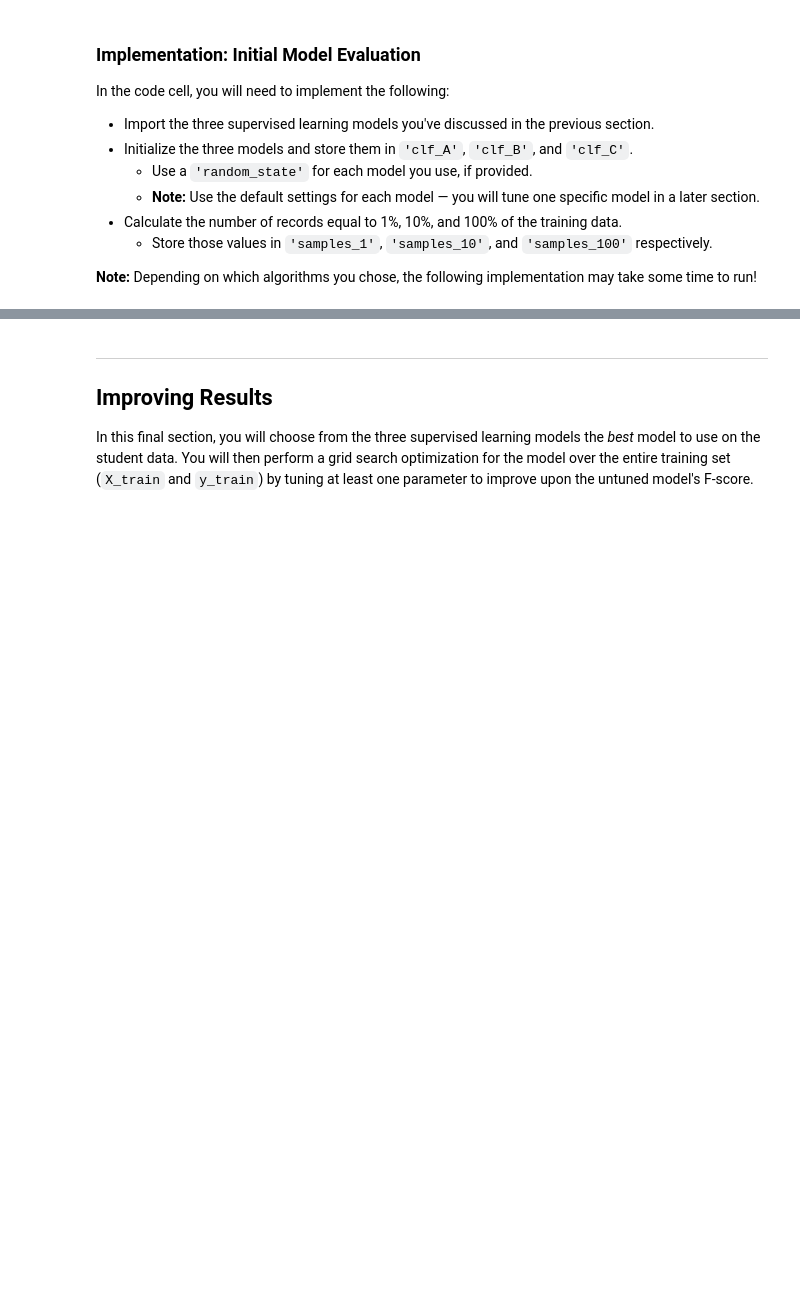
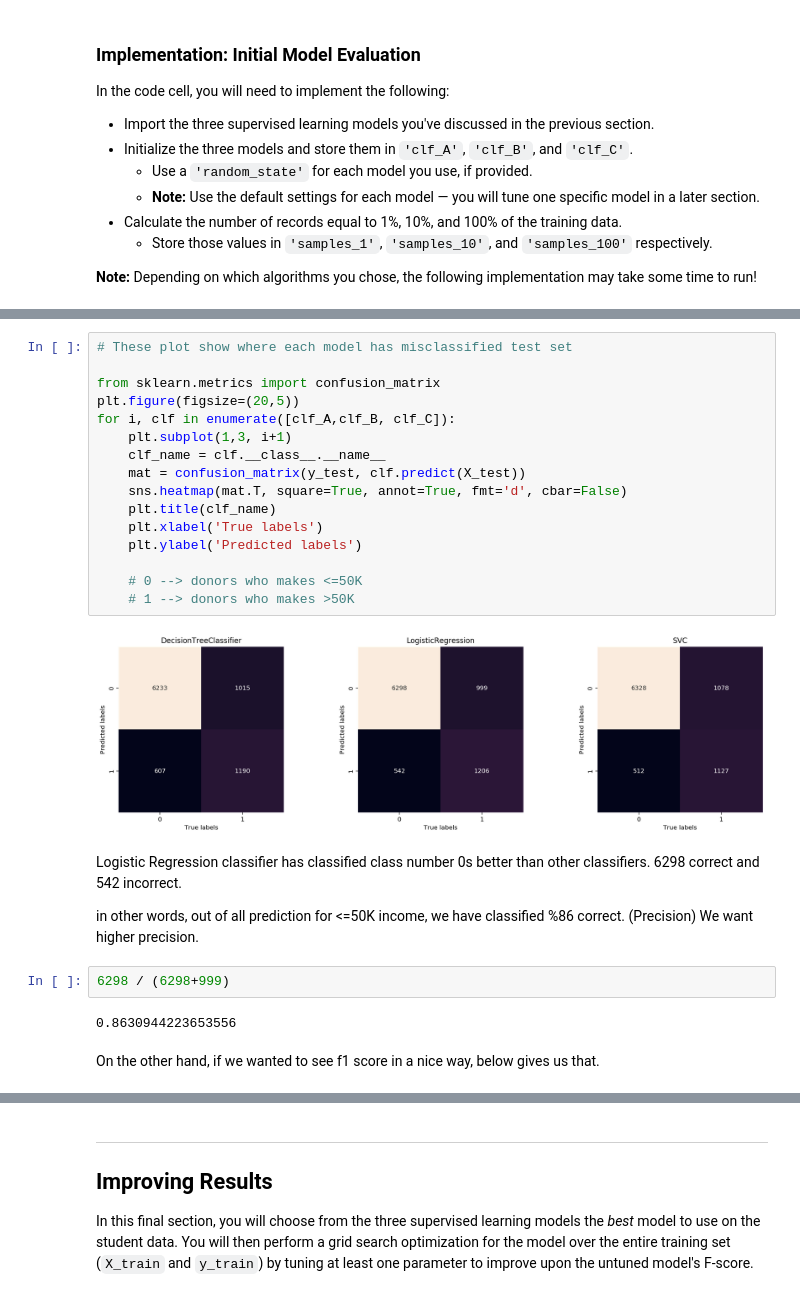
Before and after one commit to numanyilmaz/finding_donors, a Jupyter notebook: finding_donors.ipynb, the cells around one changed output, grey strips where cells are left out. Drawn from its saved outputs; the diff is of its cells as text; blank space fills up the shorter version.

```diff
--- a/finding_donors.ipynb
+++ b/finding_donors.ipynb
@@ -542 +540,30 @@ Classifier name: SGDClassifier
+# %%
+# These plot show where each model has misclassified test set
+
+from sklearn.metrics import confusion_matrix
+plt.figure(figsize=(20,5))
+for i, clf in enumerate([clf_A,clf_B, clf_C]):
+    plt.subplot(1,3, i+1)
+    clf_name = clf.__class__.__name__
+    mat = confusion_matrix(y_test, clf.predict(X_test))
+    sns.heatmap(mat.T, square=True, annot=True, fmt='d', cbar=False)
+    plt.title(clf_name)
+    plt.xlabel('True labels')
+    plt.ylabel('Predicted labels')
+
+    # 0 --> donors who makes <=50K
+    # 1 --> donors who makes >50K
+# %% [output]
+[figure, added]
+# %% [markdown]
+Logistic Regression classifier has classified class number 0s better than other classifiers. 6298 correct and 542 incorrect.
+
+in other words, out of all prediction for <=50K income, we have classified %86 correct. (Precision)
+We want higher precision.
+# %%
+6298 / (6298+999)
+# %% [output]
+0.8630944223653556
+# %% [markdown]
+On the other hand, if we wanted to see f1 score in a nice way, below gives us that.
 # %%
```
Also changed, not shown: parts of 14 cells of this notebook.
